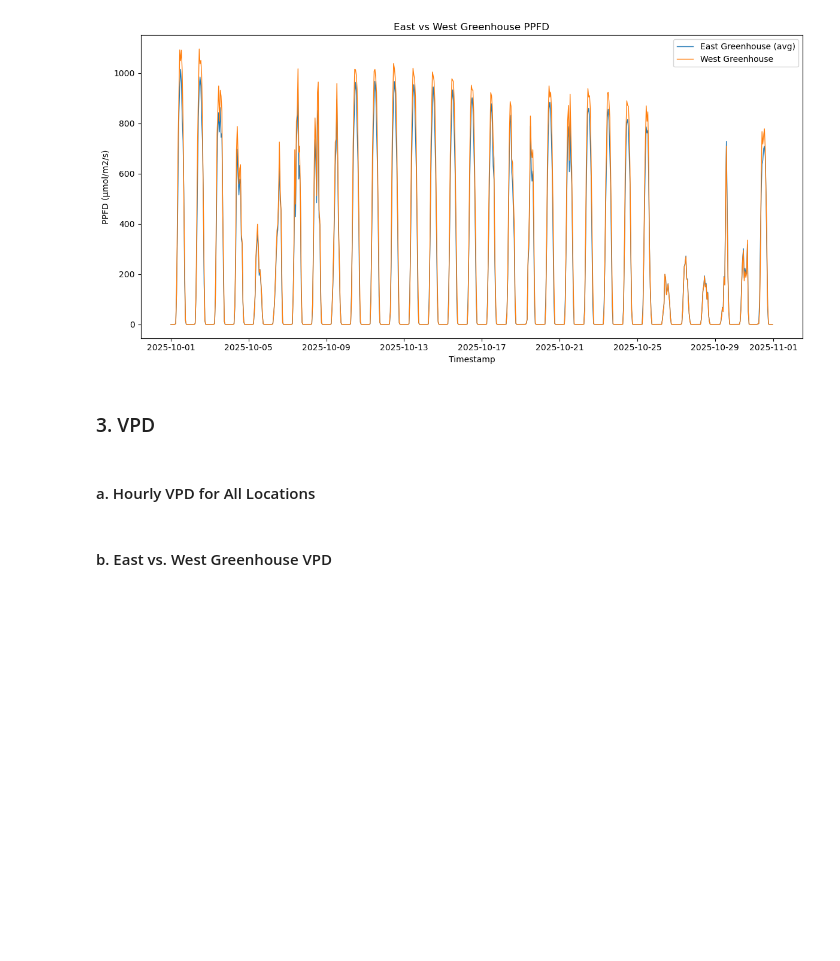
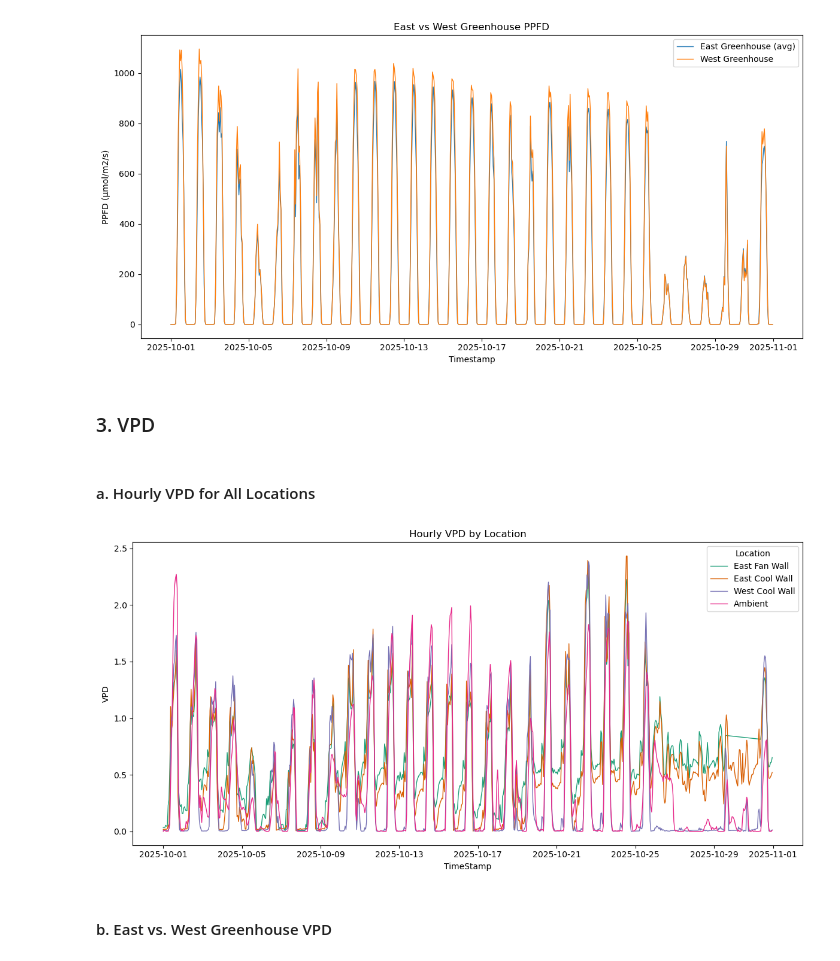
Before and after one commit to nnineeight/py4eda-project, a Jupyter notebook: notebooks/greenhouse_eda_ml.ipynb, the cells around one changed output. Cells and saved outputs as stored; diff of their text form; code cells hidden in the pictures; blank space fills up the shorter version.

```diff
--- a/notebooks/greenhouse_eda_ml.ipynb
+++ b/notebooks/greenhouse_eda_ml.ipynb
@@ -566,5 +573,15 @@ plt.show()
 ### 3. VPD
 # %% [markdown]
 #### a. Hourly VPD for All Locations
+# %%
+plt.figure(figsize=(12, 6))
+sns.lineplot(data=GH_merged, x="Timestamp", y="VPD", hue="Location", palette="Dark2", linewidth=1)
+plt.xlabel("TimeStamp")
+plt.ylabel("VPD")
+plt.title("Hourly VPD by Location")
+plt.tight_layout()
+plt.show()
+# %% [output]
+[figure, added]
 # %% [markdown]
 #### b. East vs. West Greenhouse VPD
```
Also changed, not shown: parts of 14 cells of this notebook.
